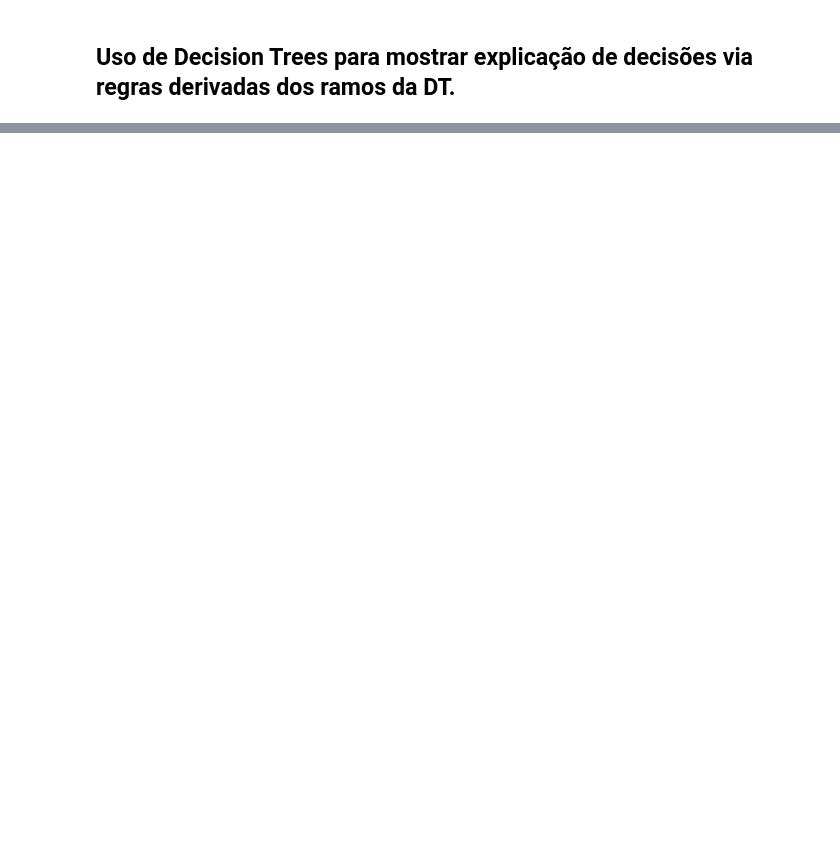
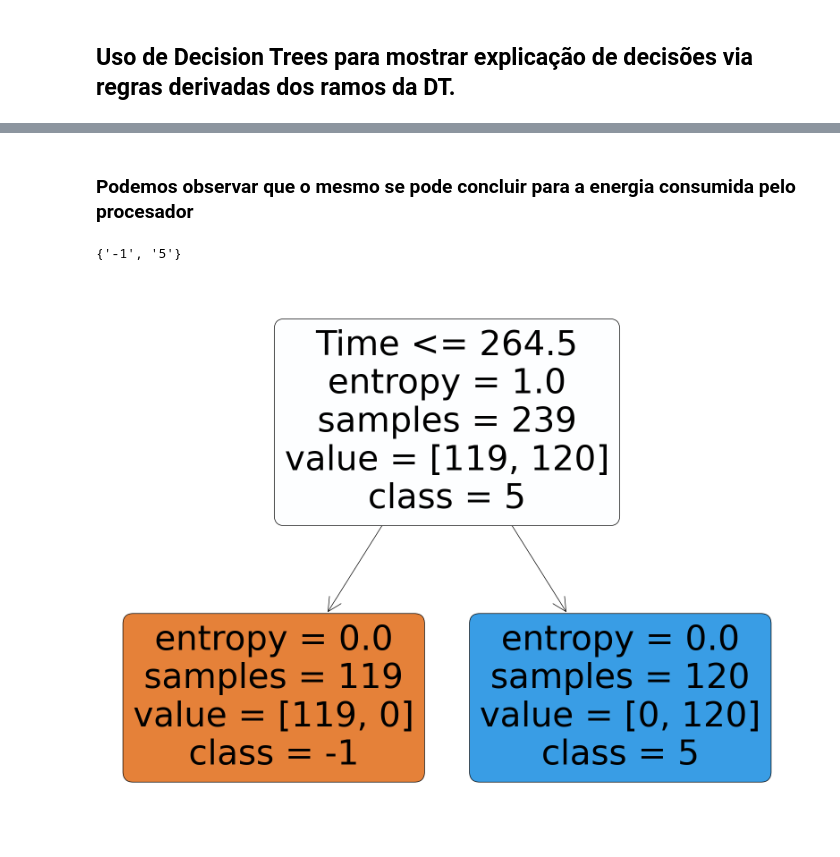
Before and after one commit to JoseBambora/ProjetoEES, a Jupyter notebook: Parte3/Aula3_eng.ipynb, the cells around one changed output, grey strips where cells are left out. Drawn from its saved outputs; the diff is of its cells as text; code cells hidden in the pictures; blank space fills up the shorter version.

```diff
--- a/Parte3/Aula3_eng.ipynb
+++ b/Parte3/Aula3_eng.ipynb
@@ -46,0 +47,7 @@ tree.plot_tree(clf,feature_names=atribs,class_names=classes,filled=True, rounded
+# %% [markdown]
+### Podemos observar que o mesmo se pode concluir para a energia consumida pelo procesador
+# %%
+plot_relation('PowerLimit',['Time'])
+# %% [output]
+{'-1', '5'}
+[figure, added]
```
Also changed, not shown: parts of 12 cells of this notebook, 2 other files.
